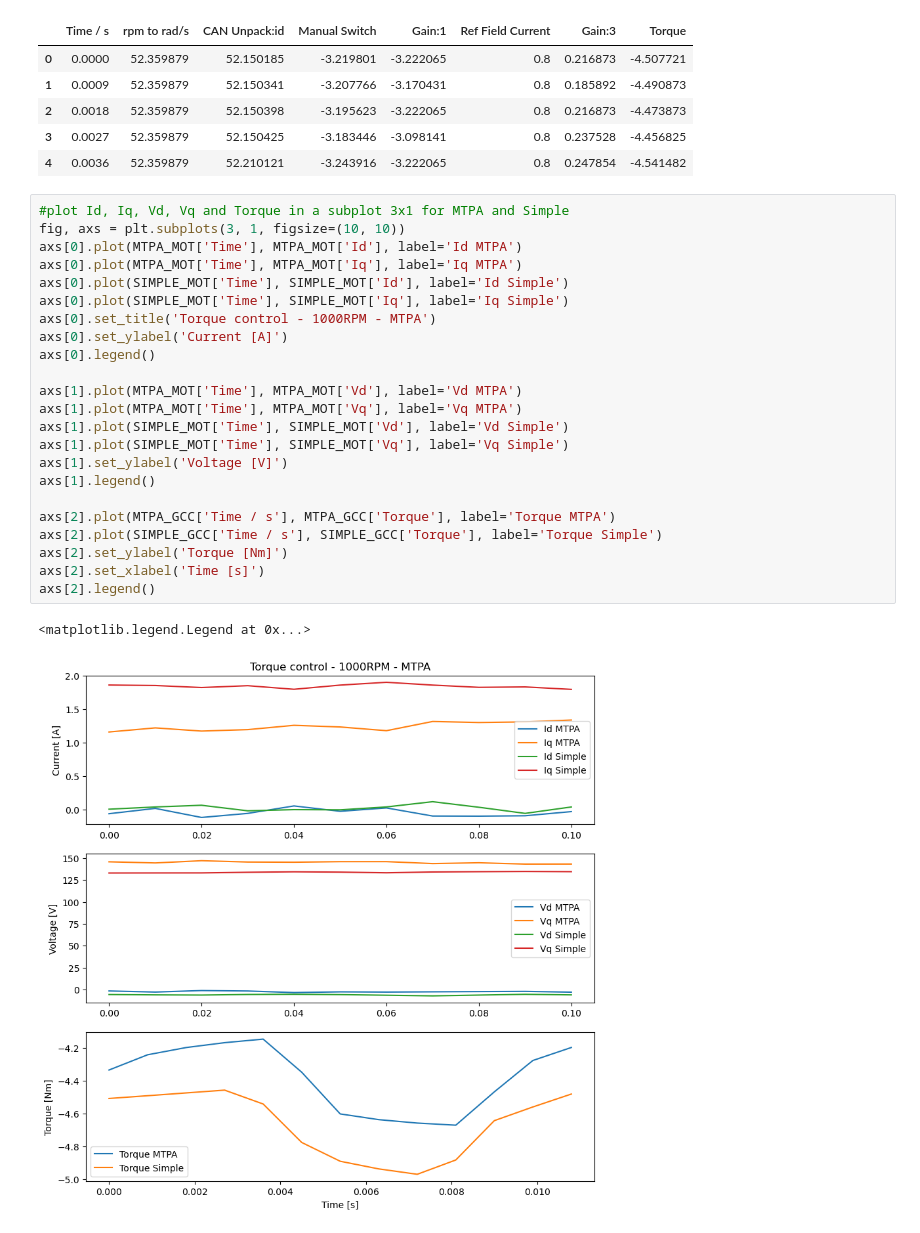
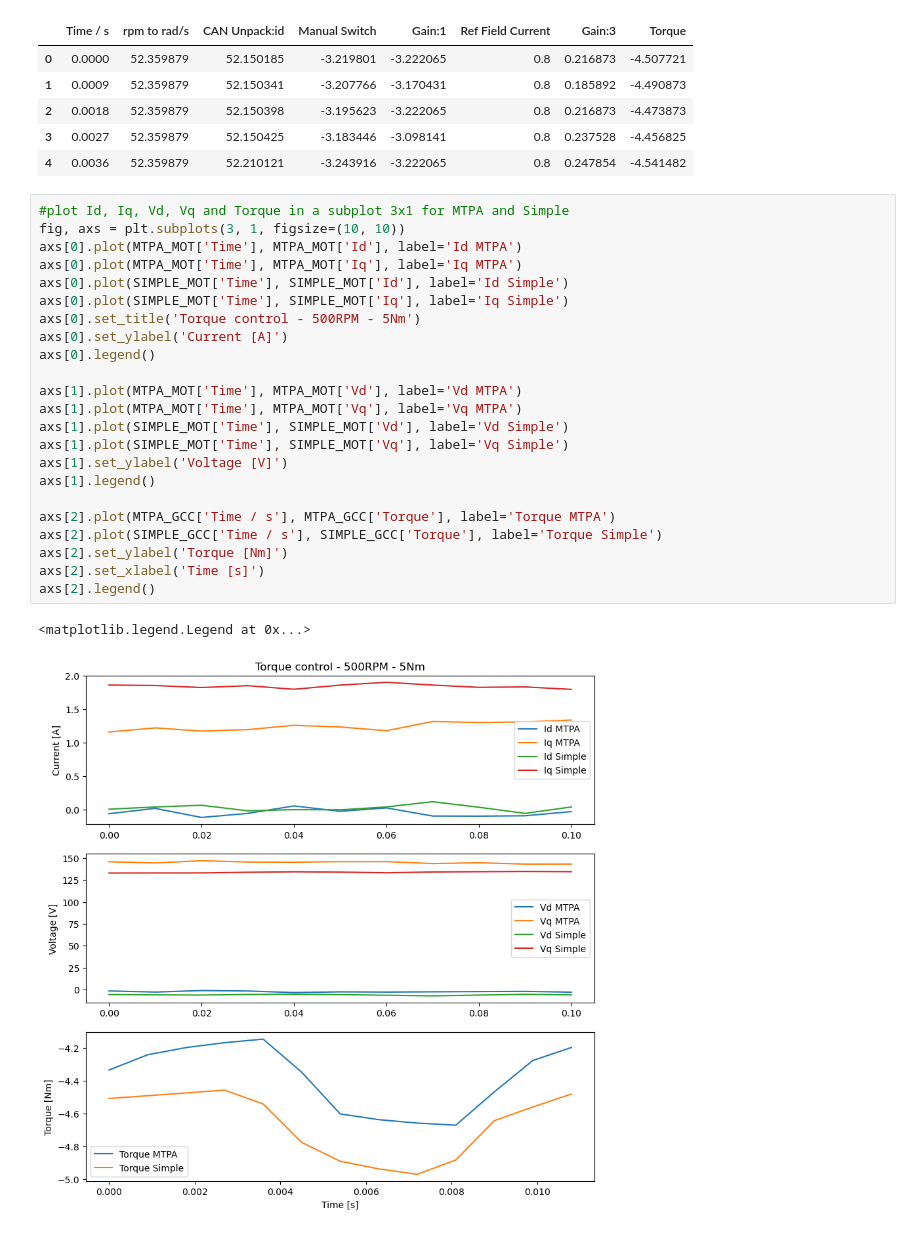
Before and after one commit to Palmisano-Enzo/synchronous_motor_control, a Jupyter notebook: TorqueSpeedControl.ipynb, the cells around one changed output. Saved outputs shown, nothing was run; the diff lists cells and outputs as text.

Commit message:
Update Torque

```diff
--- a/TorqueSpeedControl.ipynb
+++ b/TorqueSpeedControl.ipynb
@@ -140,26 +140,26 @@ display(SIMPLE_GCC.head())
 # %%
 #plot Id, Iq, Vd, Vq and Torque in a subplot 3x1 for MTPA and Simple
 fig, axs = plt.subplots(3, 1, figsize=(10, 10))
 axs[0].plot(MTPA_MOT['Time'], MTPA_MOT['Id'], label='Id MTPA')
 axs[0].plot(MTPA_MOT['Time'], MTPA_MOT['Iq'], label='Iq MTPA')
 axs[0].plot(SIMPLE_MOT['Time'], SIMPLE_MOT['Id'], label='Id Simple')
 axs[0].plot(SIMPLE_MOT['Time'], SIMPLE_MOT['Iq'], label='Iq Simple')
-axs[0].set_title('Torque control - 1000RPM - MTPA')
+axs[0].set_title('Torque control - 500RPM - 5Nm')
 axs[0].set_ylabel('Current [A]')
 axs[0].legend()
 
 axs[1].plot(MTPA_MOT['Time'], MTPA_MOT['Vd'], label='Vd MTPA')
 axs[1].plot(MTPA_MOT['Time'], MTPA_MOT['Vq'], label='Vq MTPA')
 axs[1].plot(SIMPLE_MOT['Time'], SIMPLE_MOT['Vd'], label='Vd Simple')
 axs[1].plot(SIMPLE_MOT['Time'], SIMPLE_MOT['Vq'], label='Vq Simple')
 axs[1].set_ylabel('Voltage [V]')
 axs[1].legend()
 
 axs[2].plot(MTPA_GCC['Time / s'], MTPA_GCC['Torque'], label='Torque MTPA')
 axs[2].plot(SIMPLE_GCC['Time / s'], SIMPLE_GCC['Torque'], label='Torque Simple')
 axs[2].set_ylabel('Torque [Nm]')
 axs[2].set_xlabel('Time [s]')
 axs[2].legend()
 # %% [output]
 <matplotlib.legend.Legend at 0x...>
-[figure, old version]
+[figure, new version]
```
Also changed, not shown: 1 other file.
